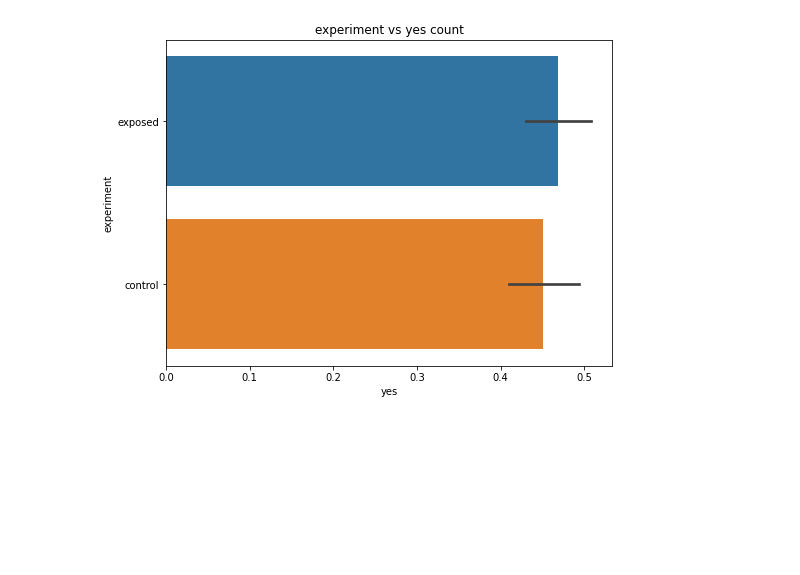
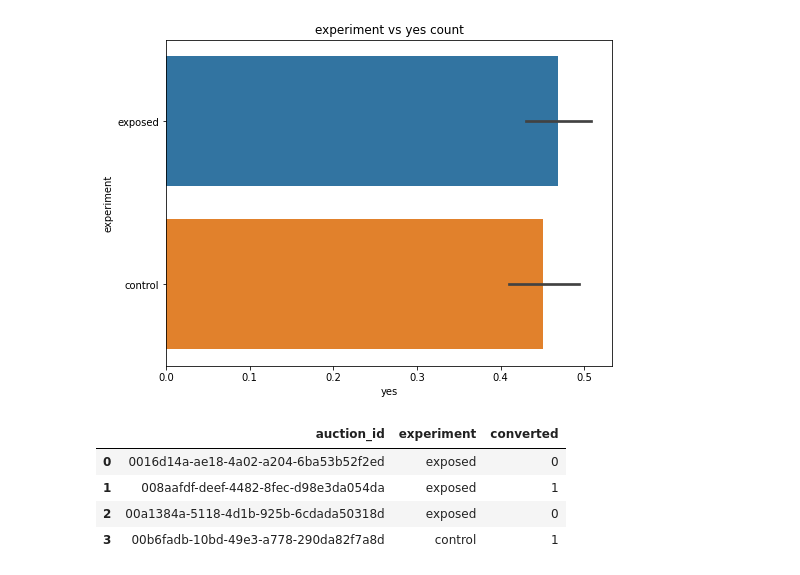
Before and after one commit to miz-ab/10xac_week_two_challenge, a Jupyter notebook: notebooks/Smart_Ad_.ipynb, the cells around one changed output. Saved outputs shown, nothing was run; the diff lists cells and outputs as text; code cells hidden in the pictures; blank space fills up the shorter version.

```diff
--- a/notebooks/Smart_Ad_.ipynb
+++ b/notebooks/Smart_Ad_.ipynb
@@ -121,3 +121,19 @@ plt.title("experiment vs yes count")
 bar_plot('experiment')
 # %% [output]
 [figure]
+# %%
+#Part 2: Classical A/B testing
+
+#Let's carry out classical A/B testing by calculating p-vale using statistical tests
+
+#subset of users with id and group only
+users = pd.DataFrame(data = responded[["auction_id", "experiment"]])
+#add a column for the response
+users["converted"] = responded.yes
+users.head(4)
+# %% [output]
+|  | auction_id | experiment | converted |
+| 0 | 0016d14a-ae18-4a02-a204-6ba53b52f2ed | exposed | 0 |
+| 1 | 008aafdf-deef-4482-8fec-d98e3da054da | exposed | 1 |
+| 2 | 00a1384a-5118-4d1b-925b-6cdada50318d | exposed | 0 |
+| 3 | 00b6fadb-10bd-49e3-a778-290da82f7a8d | control | 1 |
```
Also changed, not shown: parts of 4 cells of this notebook.
